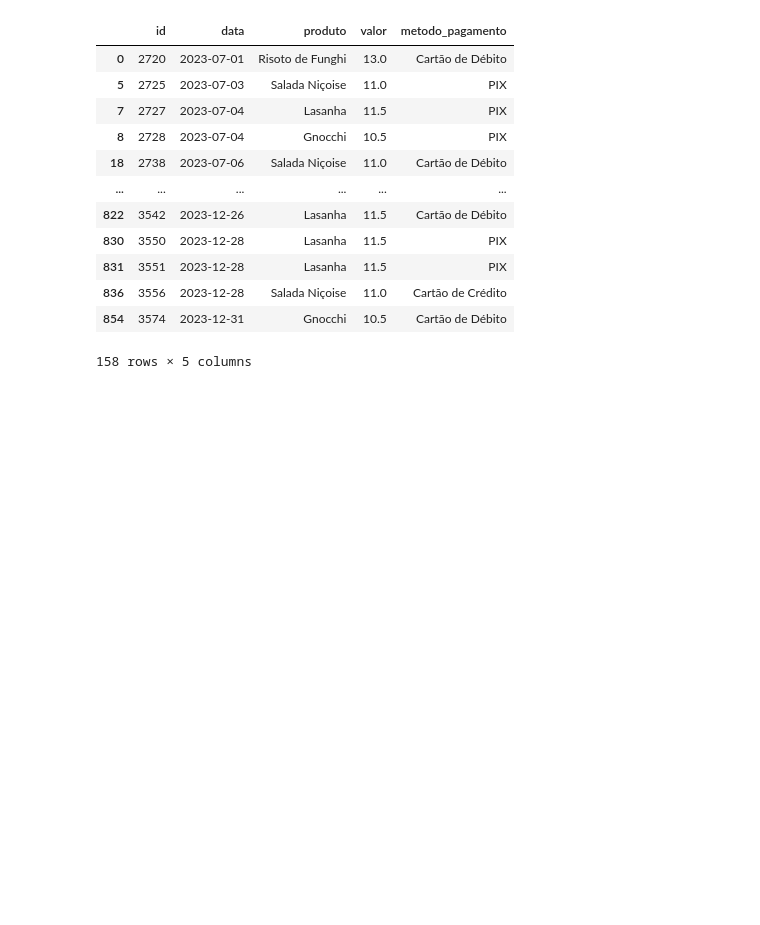
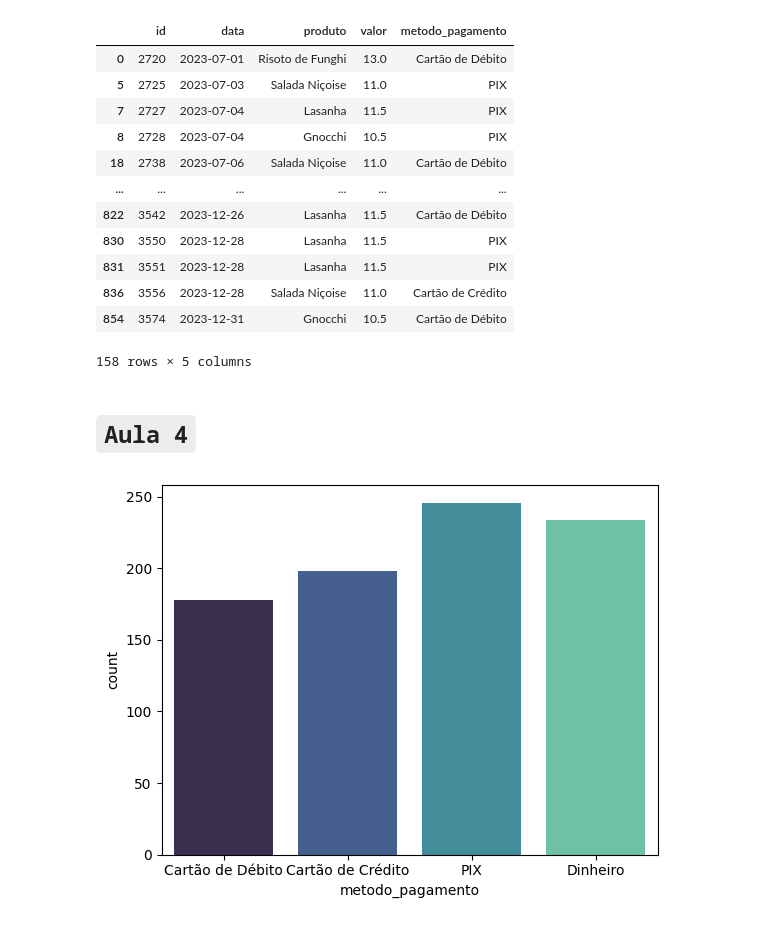
Before and after one commit to KaelDucatti/estudos-ds, a Jupyter notebook: data_science/explorando_analisando_dados/exercises.ipynb, the cells around one changed output. Saved outputs shown, nothing was run; the diff lists cells and outputs as text; code cells hidden in the pictures; blank space fills up the shorter version.

```diff
--- a/data_science/explorando_analisando_dados/exercises.ipynb
+++ b/data_science/explorando_analisando_dados/exercises.ipynb
@@ -48,3 +50,11 @@ df_1.query("valor > 10 and metodo_pagamento != 'Dinheiro'")
 | 836 | 3556 | 2023-12-28 | Salada Niçoise | 11.0 | Cartão de Crédito |
 | 854 | 3574 | 2023-12-31 | Gnocchi | 10.5 | Cartão de Débito |
 158 rows × 5 columns
+# %% [markdown]
+# `Aula 4`
+# %%
+# Comparação dos métodos de pagamento do 2o sem da Serenatto
+sns.countplot(df_1, x="metodo_pagamento", hue="metodo_pagamento", palette="mako")
+plt.show()
+# %% [output]
+[figure, added]
```
Also changed, not shown: parts of 1 cell of this notebook, 1 other file.
